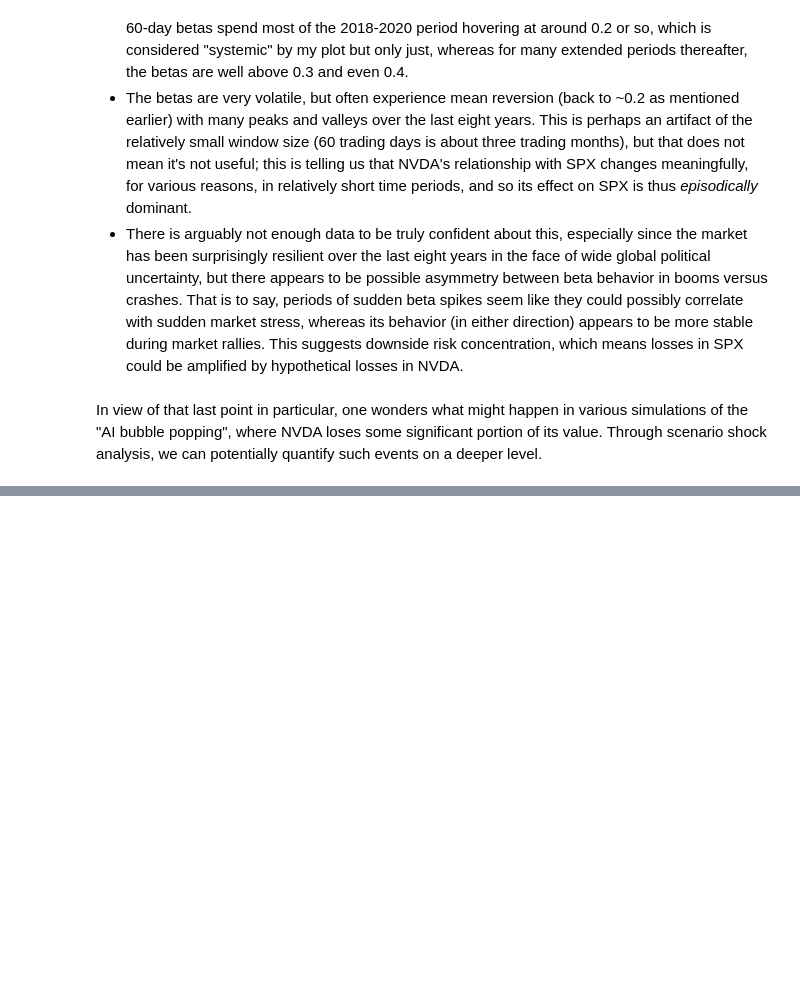
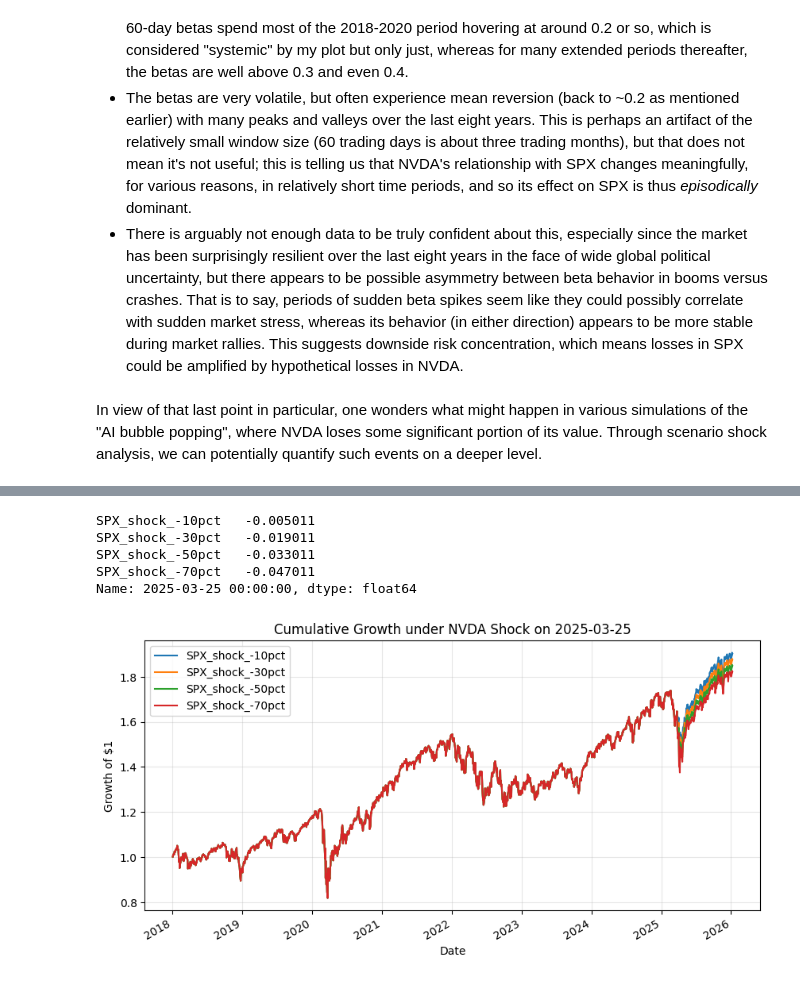
Before and after one commit to skolins3651/nvda-spx-risk-analysis, a Jupyter notebook: notebooks/01_explore_ex_nvda.ipynb, the cells around one changed output, grey strips where cells are left out. Cells and saved outputs as stored; diff of their text form; code cells hidden in the pictures; blank space fills up the shorter version.

Commit message:
feat: add multi-scenario NVDA shock engine

```diff
--- a/notebooks/01_explore_ex_nvda.ipynb
+++ b/notebooks/01_explore_ex_nvda.ipynb
@@ -113,0 +138,20 @@ In view of that last point in particular, one wonders what might happen in vario
+# %%
+# for safety reasons, it is recommended to use an input for shock_date that is relative to the end of the returns index
+# for example: shock_date = rets.index[-200]
+
+from src.nvda_spx.scenarios import shocked_spx_return
+
+w = 0.07
+ex = ex_nvda_return(rets["SPX"], rets["NVDA"], w)
+
+shock_date = rets.index[-200]
+shock_return = -0.30
+
+shock_series = shocked_spx_return(
+    ex_ret=ex,
+    weight=w,
+    shock_return=shock_return,
+    shock_date=shock_date,
+)
+
+print(shock_date, shock_series.loc[shock_date])
@@ -113,0 +160,25 @@ In view of that last point in particular, one wonders what might happen in vario
+# %%
+# testing multiple shock comparison with shocked_spx_returns (note the plural)
+
+from src.nvda_spx.scenarios import shocked_spx_returns
+
+shock_df = shocked_spx_returns(
+    ex_ret=ex,
+    weight=w,
+    shock_returns=[-0.10, -0.30, -0.50, -0.70],
+    shock_date=shock_date,
+)
+
+shock_df.loc[shock_date].T
+# %% [output]
+SPX_shock_-10pct   -0.005011
+SPX_shock_-30pct   -0.019011
+SPX_shock_-50pct   -0.033011
+SPX_shock_-70pct   -0.047011
+Name: 2025-03-25 00:00:00, dtype: float64
+# %%
+from src.nvda_spx.plotting import plot_cumulative
+
+plot_cumulative(shock_df, title=f"Cumulative Growth under NVDA Shock on {shock_date.date()}");
+# %% [output]
+[figure, added]
```
Also changed, not shown: parts of 5 cells of this notebook, 1 other file.
